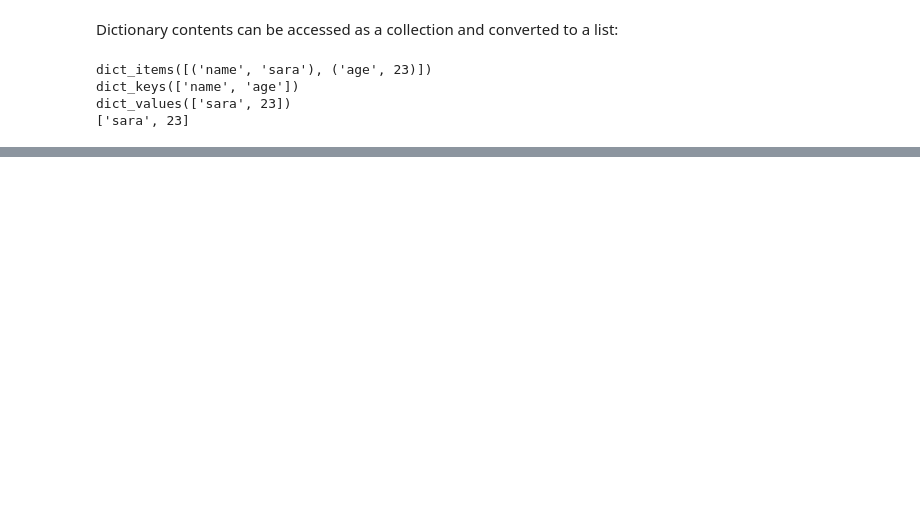
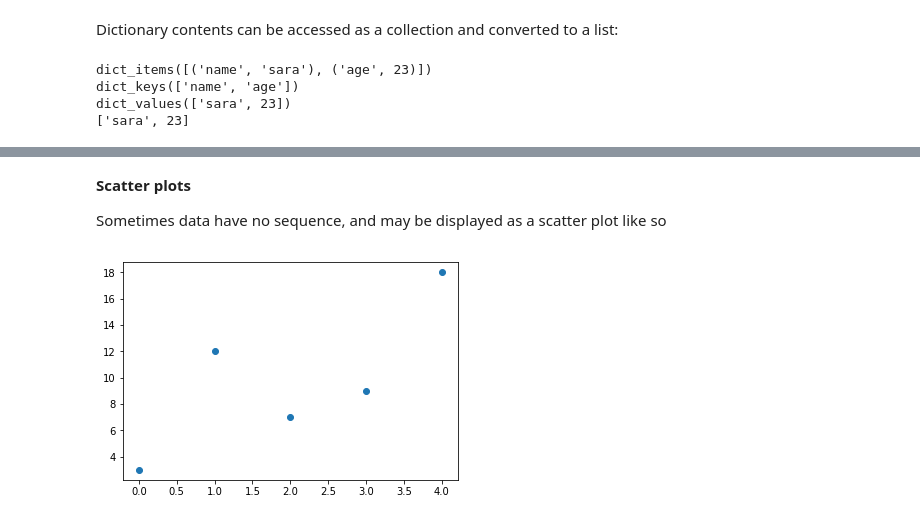
Before and after one commit to brendenwest/csc110, a Jupyter notebook: csc110.ipynb, the cells around one changed output, grey strips where cells are left out. Drawn from its saved outputs; the diff is of its cells as text; code cells hidden in the pictures; blank space fills up the shorter version.

```diff
--- a/csc110.ipynb
+++ b/csc110.ipynb
@@ -796,0 +986,10 @@ dict_values(['sara', 23])
+# %% [markdown]
+**Scatter plots**
+
+Sometimes data have no sequence, and may be displayed as a scatter plot like so
+# %%
+# show a scatter plot
+plt.scatter(x_values,y_values, label='my data')
+plt.show()
+# %% [output]
+[figure, added]
```
Also changed, not shown: parts of 24 cells of this notebook.
